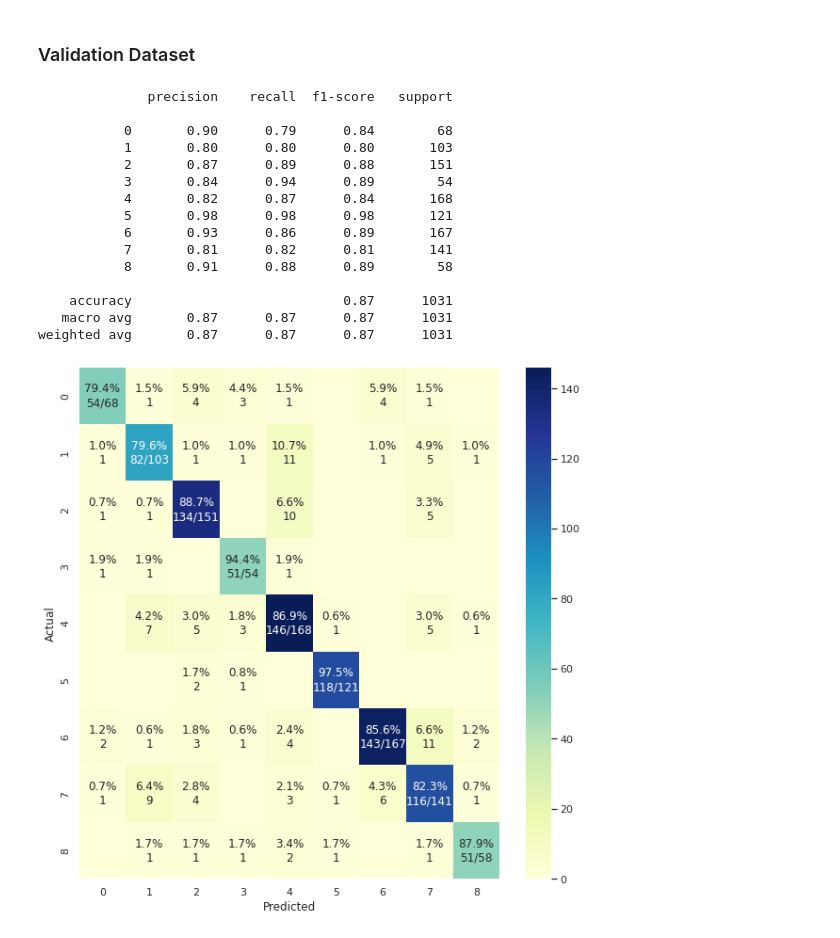
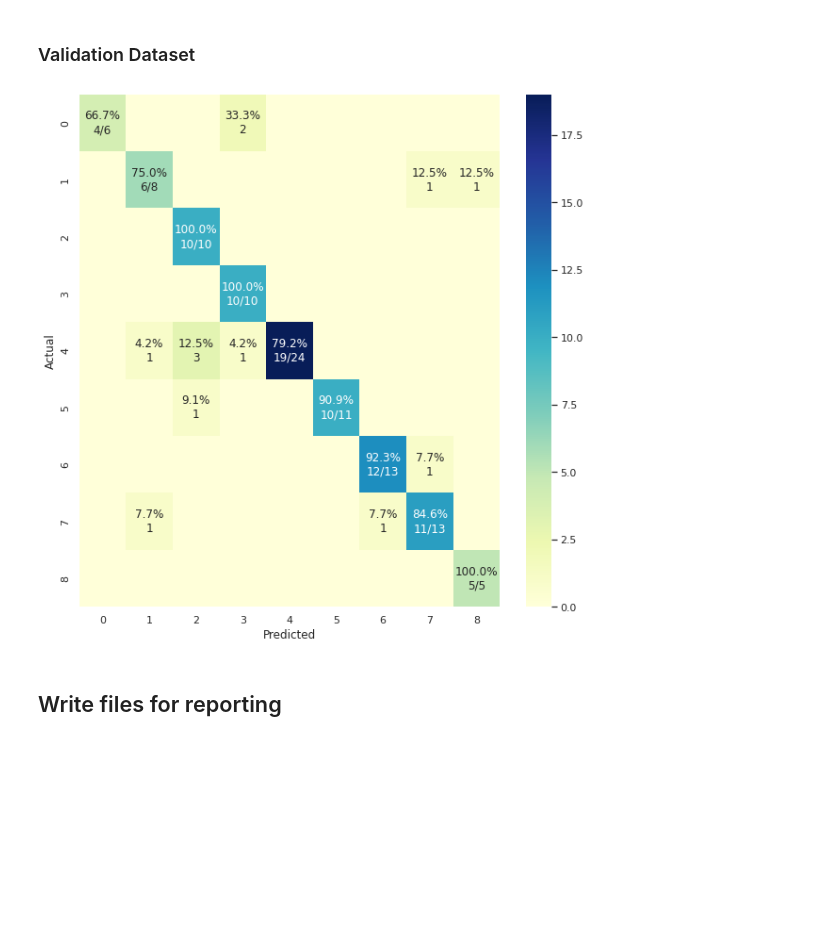
Before and after one commit to raffaelschmid/nlp-topic-classification-german, a Jupyter notebook: notebook/modeling/04_base_model.ipynb, the cells around one changed output. Cells and saved outputs as stored; diff of their text form; code cells hidden in the pictures; blank space fills up the shorter version.

```diff
--- a/notebook/modeling/04_base_model.ipynb
+++ b/notebook/modeling/04_base_model.ipynb
@@ -109,24 +63,12 @@ weighted avg       0.87      0.86      0.86      2062
 # %% [markdown]
 ### Validation Dataset
-# %%
-y_val_pred = pipe.predict(X_val)
-print(classification_report(y_val, y_val_pred))
-
-plot_confusion_matrix(y_val, y_val_pred)
-# %% [output]
-              precision    recall  f1-score   support
-
-           0       0.90      0.79      0.84        68
-           1       0.80      0.80      0.80       103
-           2       0.87      0.89      0.88       151
-           3       0.84      0.94      0.89        54
-           4       0.82      0.87      0.84       168
-           5       0.98      0.98      0.98       121
-           6       0.93      0.86      0.89       167
-           7       0.81      0.82      0.81       141
-           8       0.91      0.88      0.89        58
-
-    accuracy                           0.87      1031
-   macro avg       0.87      0.87      0.87      1031
-weighted avg       0.87      0.87      0.87      1031
-[figure, removed]
+# %%
+count = 100
+expected = y_val[:count]
+predicted = pipe.predict(X_val[:count])
+# %%
+plot_confusion_matrix(expected, predicted)
+# %% [output]
+[figure, added]
+# %% [markdown]
+## Write files for reporting
```
Also changed, not shown: parts of 7 cells of this notebook, 3 other files.
